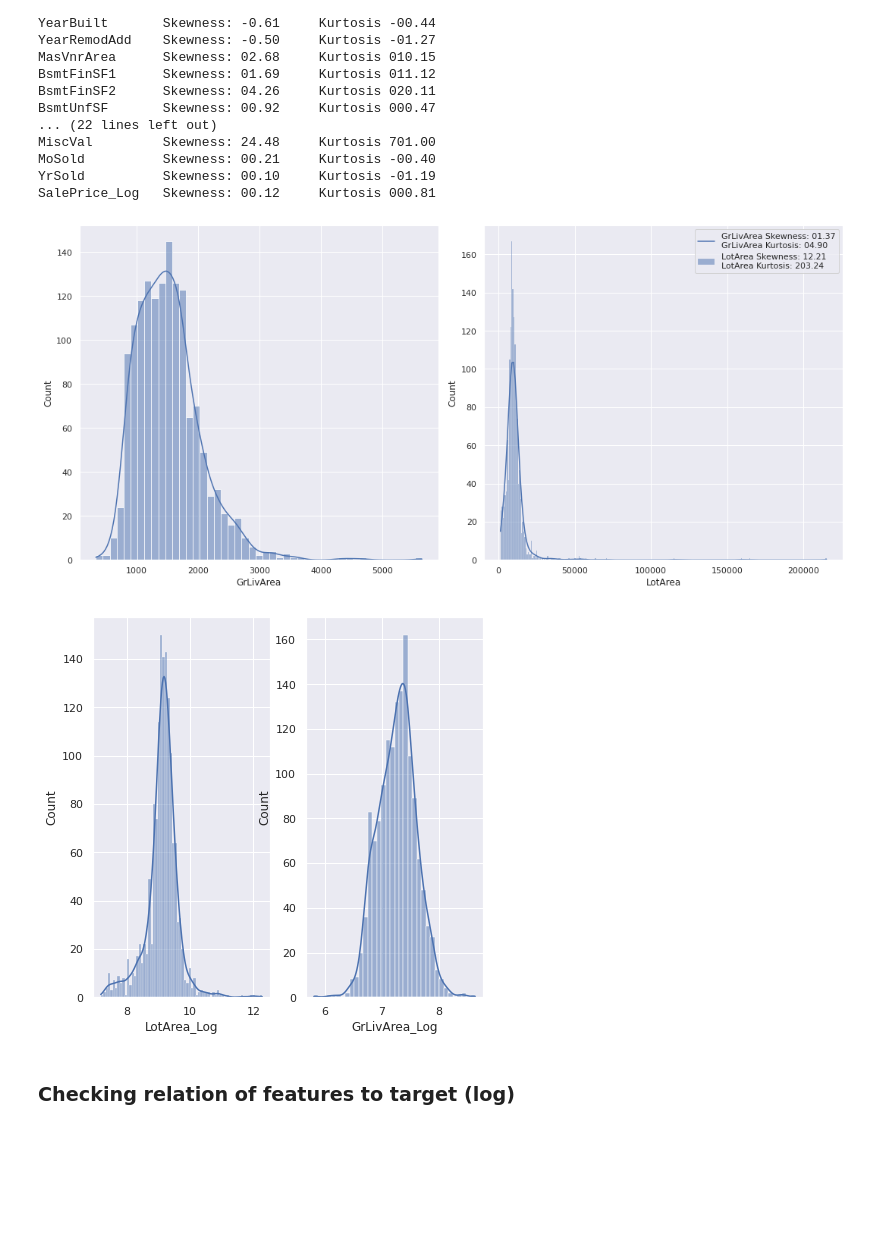
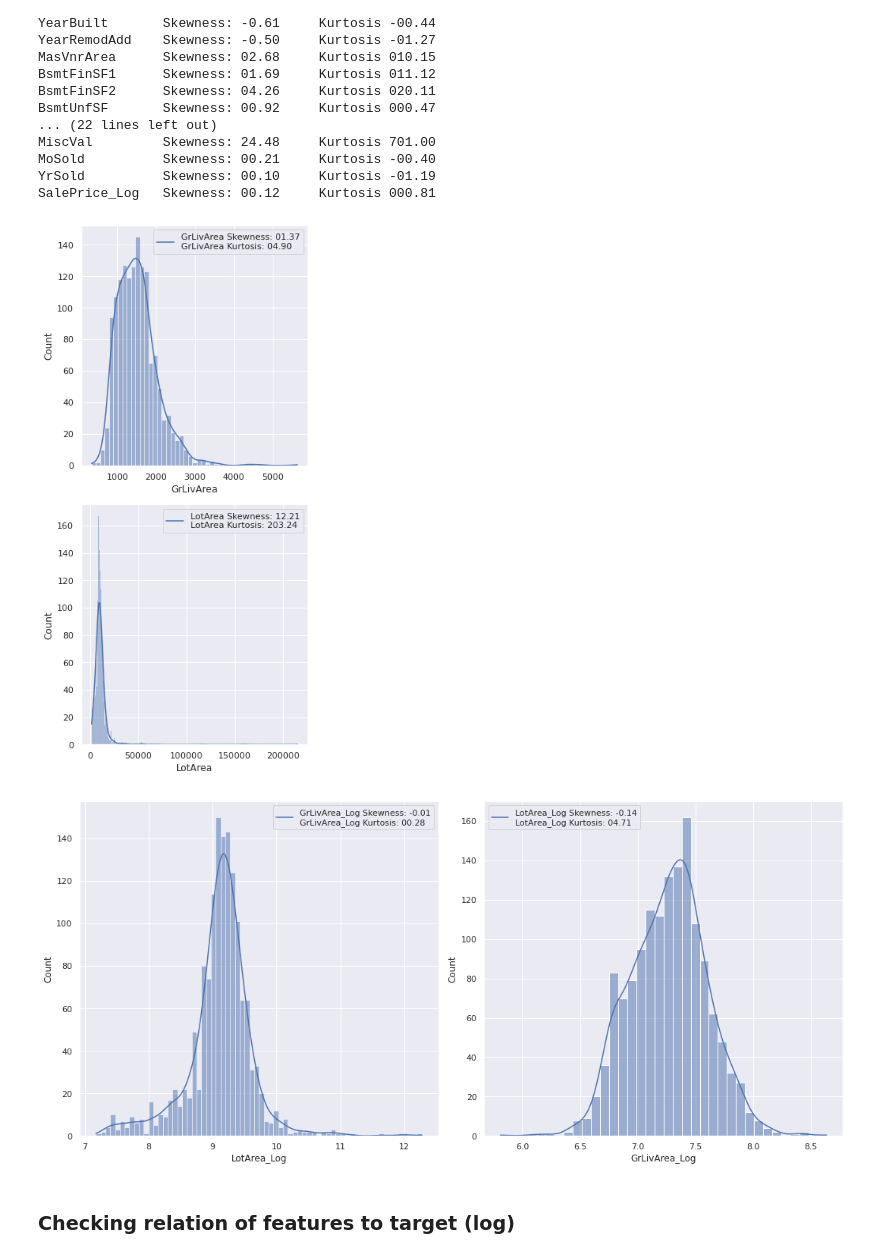
Before and after one commit to chef-danny-d/cs795-project2-spring22, a Jupyter notebook: EDA.ipynb, the cells around one changed output. Saved outputs shown, nothing was run; the diff lists cells and outputs as text; code cells hidden in the pictures; blank space fills up the shorter version.

```diff
--- a/EDA.ipynb
+++ b/EDA.ipynb
@@ -292,33 +350,30 @@ MoSold          Skewness: 00.21     Kurtosis -00.40
 YrSold          Skewness: 00.10     Kurtosis -01.19
 SalePrice_Log   Skewness: 00.12     Kurtosis 000.81
 # %%
-fig, axs = plt.subplots(1, 2, figsize=(15, 7))
+fig, axs = plt.subplots(2, 1, figsize=(5, 10))
 
-# sns.histplot(data=df_train['LotArea'], kde=True, color="skyblue", ax=axs[0, 0])
 sns.histplot(
     data=df_train['GrLivArea'],
     ax=axs[0],
     legend=False,
     kde=True
 )
 sns.histplot(data=df_train['LotArea'], ax=axs[1], legend=False, kde=True)
 
 skw_GLA = 'GrLivArea Skewness: {:05.2f}'.format(df_train['GrLivArea'].skew())
 skw_GLA += '\n'
 skw_GLA += 'GrLivArea Kurtosis: {:05.2f}'.format(df_train['GrLivArea'].kurt())
 
 skw_LA = 'LotArea Skewness: {:05.2f}'.format(df_train['LotArea'].skew())
 skw_LA += '\n'
 skw_LA += 'LotArea Kurtosis: {:05.2f}'.format(df_train['LotArea'].kurt())
 
-plt.legend([
-            skw_GLA,
-            skw_LA
-          ])
+axs[0].legend([skw_GLA])
+axs[1].legend([skw_LA])
 plt.tight_layout()
 plt.show()
 # %% [output]
-[figure, old version]
+[figure, new version]
 # %%
 for df in [df_train, df_test]:
     df['GrLivArea_Log'] = np.log(df['GrLivArea'])
@@ -330,14 +385,24 @@ for df in [df_train, df_test]:
 
 numerical_feats = df_train.dtypes[df_train.dtypes != "object"].index
 # %%
-fig, axs = plt.subplots(1, 2, figsize=(7, 7))
+fig, axs = plt.subplots(1, 2, figsize=(15, 7))
 
-# sns.histplot(data=df_train['LotArea'], kde=True, color="skyblue", ax=axs[0, 0])
+sns.histplot(data=df_train['LotArea_Log'], kde=True, ax=axs[0])
 sns.histplot(data=df_train['GrLivArea_Log'], kde=True, ax=axs[1])
-sns.histplot(data=df_train['LotArea_Log'], kde=True, ax=axs[0])
 
+skw_GLA_log = 'GrLivArea_Log Skewness: {:05.2f}'.format(df_train['GrLivArea_Log'].skew())
+skw_GLA_log += '\n'
+skw_GLA_log += 'GrLivArea_Log Kurtosis: {:05.2f}'.format(df_train['GrLivArea_Log'].kurt())
+
+skw_LA_log = 'LotArea_Log Skewness: {:05.2f}'.format(df_train['LotArea_Log'].skew())
+skw_LA_log += '\n'
+skw_LA_log += 'LotArea_Log Kurtosis: {:05.2f}'.format(df_train['LotArea_Log'].kurt())
+
+axs[0].legend([skw_GLA_log])
+axs[1].legend([skw_LA_log])
+plt.tight_layout()
 plt.show()
 # %% [output]
-[figure, old version]
+[figure, new version]
 # %% [markdown]
 ### Checking relation of features to target (log)
```
Also changed, not shown: parts of 76 cells of this notebook.
